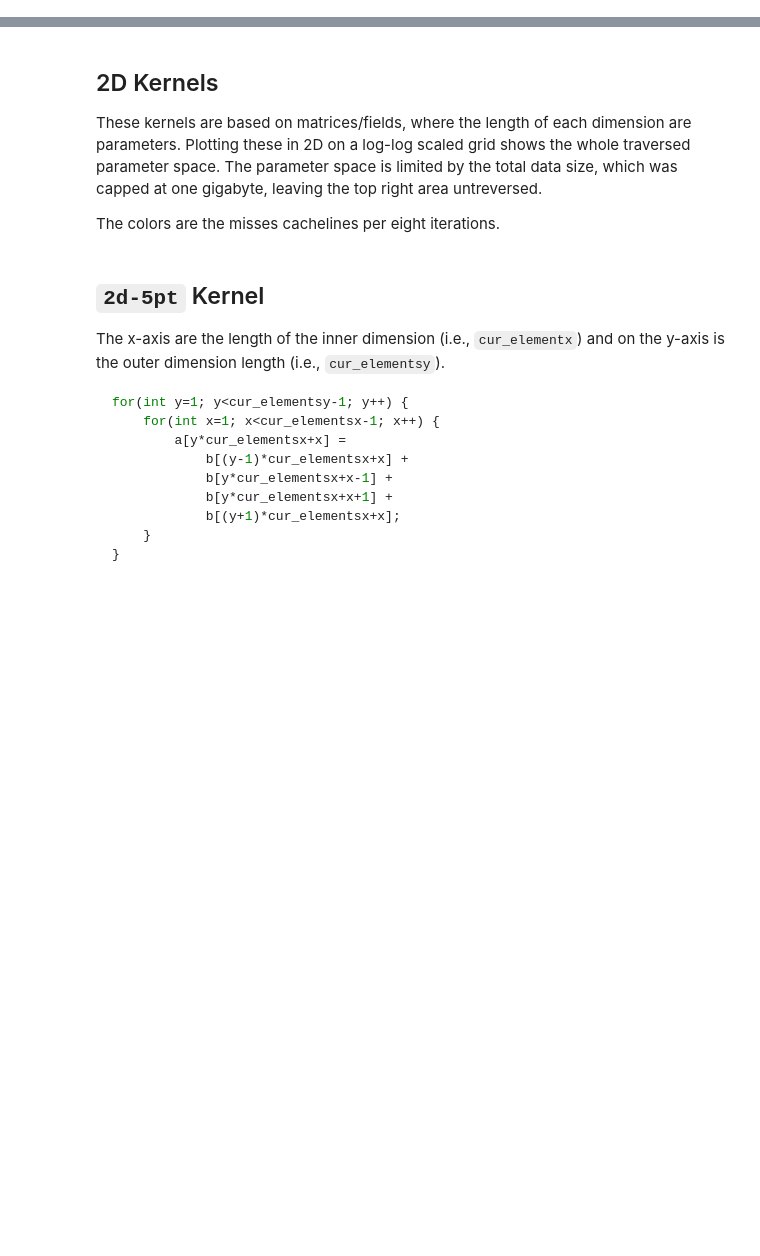
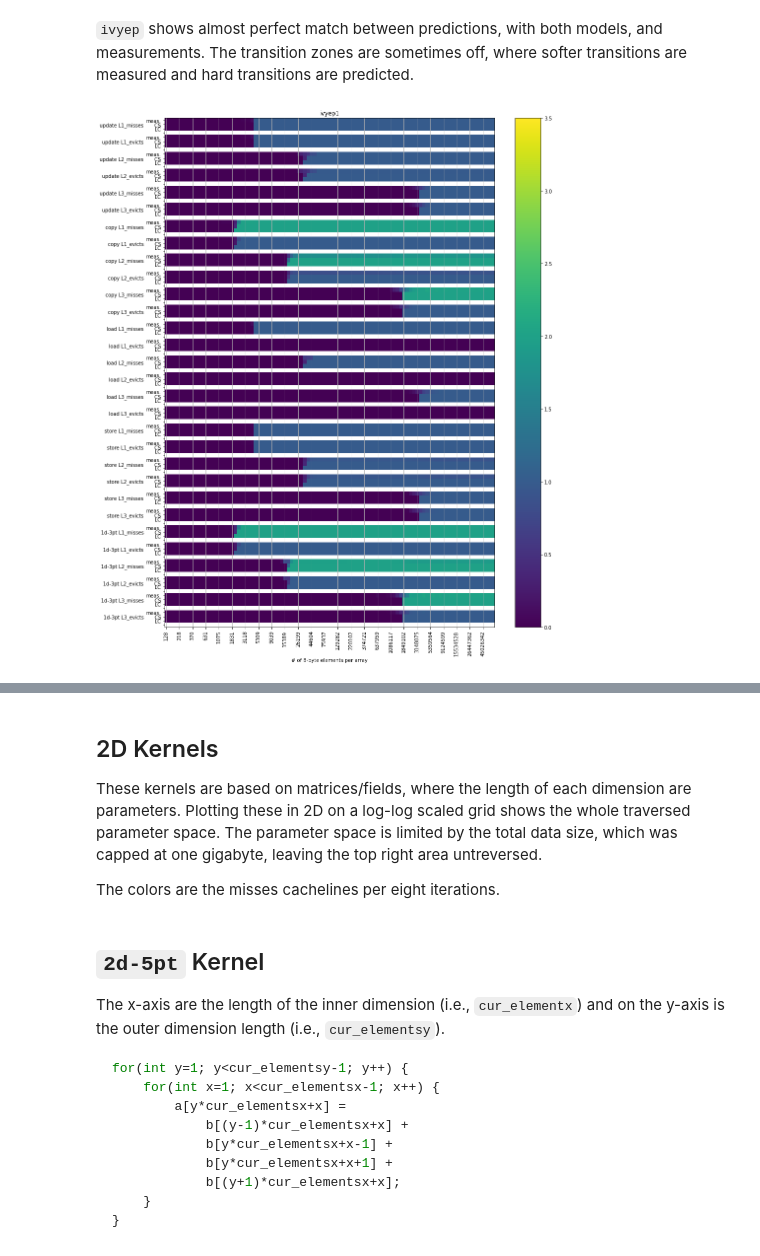
Before and after one commit to RRZE-HPC/pycachesim, a Jupyter notebook: validation/Analysis.ipynb, the cells around one changed output, grey strips where cells are left out. Cells and saved outputs as stored; diff of their text form; code cells hidden in the pictures; blank space fills up the shorter version.

```diff
--- a/validation/Analysis.ipynb
+++ b/validation/Analysis.ipynb
@@ -65,38 +74,38 @@ df = pd.concat(data.values(), ignore_index=True)
 # %%
-%%script false --no-raise-error
-# very detailed 1D kernel analysis, produces a lot of information and is therefore ignored for now
-hosts = df.hostname.unique()
-kernels = ['update', 'copy', 'load', 'store', '1d-3pt']
-columns = [f'{c}_{a}_float' for c, a in itertools.product(
-    ['L1', 'L2', "L3"], ["misses", "evicts"])]
+def plotlinear(hostname, columns):
+    # very detailed 1D kernel analysis, produces a lot of information and is therefore ignored for now
+    kernels = ['update', 'copy', 'load', 'store', '1d-3pt']
 
-for ih, h in enumerate(hosts):
-    fig, ax = plt.subplots(figsize=(15,20))
-    ax.set_title(h)
+    fig, ax = plt.subplots(figsize=(15,1+3*len(columns)))
+    ax.set_title(hostname)
     pltdata = []
     yticklabels = []
     for k in kernels:
-        d = df.query("kernel == @k and hostname == @h").sort_values(['dimension_0'])
+        d = df.query("kernel == @k and hostname == @hostname").sort_values(['dimension_0'])
+        if d.empty: continue
         for c in columns:
             for s in ['measured', 'pycachesim', 'layer-conditions']:
                 rowdata = d.query("source == @s")[c].values.transpose()
                 if len(rowdata):
                     pltdata.append(rowdata)
+                elif pltdata:
+                    pltdata.append(np.array([float('nan')]*len(pltdata[-1])))
                 else:
-                    pltdata.append([float('nan')]*len(pltdata[-1]))
+                    continue
                 if s == 'pycachesim':
-                    yticklabels.append(f"{k} {c.rstrip('_float')}       CS")
+                    yticklabels.append(f"{k} {c}       CS")
                 else:
                     yticklabels.append({'measured':"meas.", 'pycachesim': 'CS', 'layer-conditions': 'LC'}[s])
-            pltdata.append([float('nan')]*len(pltdata[-1]))
-            yticklabels.append("")
-
-    ax.imshow(pltdata, aspect='auto', interpolation='nearest')
+            if pltdata:
+                pltdata.append([float('nan')]*len(pltdata[-1]))
+                yticklabels.append("")
+    if not pltdata:
+        return
+    im = ax.imshow(np.array(pltdata, dtype='float64'), aspect='auto', interpolation='nearest', vmin=0, vmax=3.5)
     ax.set_yticks(range(len(pltdata)))
     ax.set_yticklabels(yticklabels)
     ax.set_xticks(range(0, len(d.dimension_0.unique()), 4))
     ax.set_xticklabels(sorted(d.dimension_0.unique())[::4], rotation=90);
     ax.set_xlabel("# of 8-byte elements per array")
     ax.grid(axis='x')
-    display(fig)
-    #axs[ih,0].colorbar()
+    fig.colorbar(im)
@@ -102,0 +114,6 @@ for ih, h in enumerate(hosts):
+# %% [markdown]
+`ivyep` shows almost perfect match between predictions, with both models, and measurements. The transition zones are sometimes off, where softer transitions are measured and hard transitions are predicted.
+# %%
+plotlinear('ivyep1', ['L1_misses', 'L1_evicts', 'L2_misses', 'L2_evicts', 'L3_misses', 'L3_evicts'])
+# %% [output]
+[figure, added]
```
Also changed, not shown: parts of 28 cells of this notebook, 3 other files.
